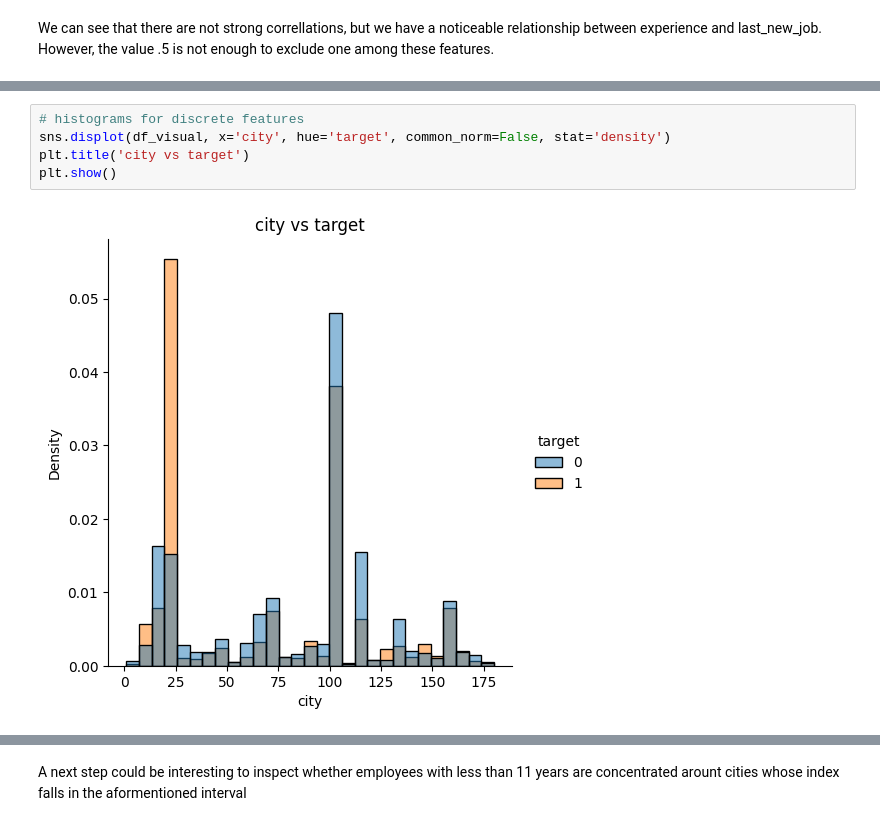
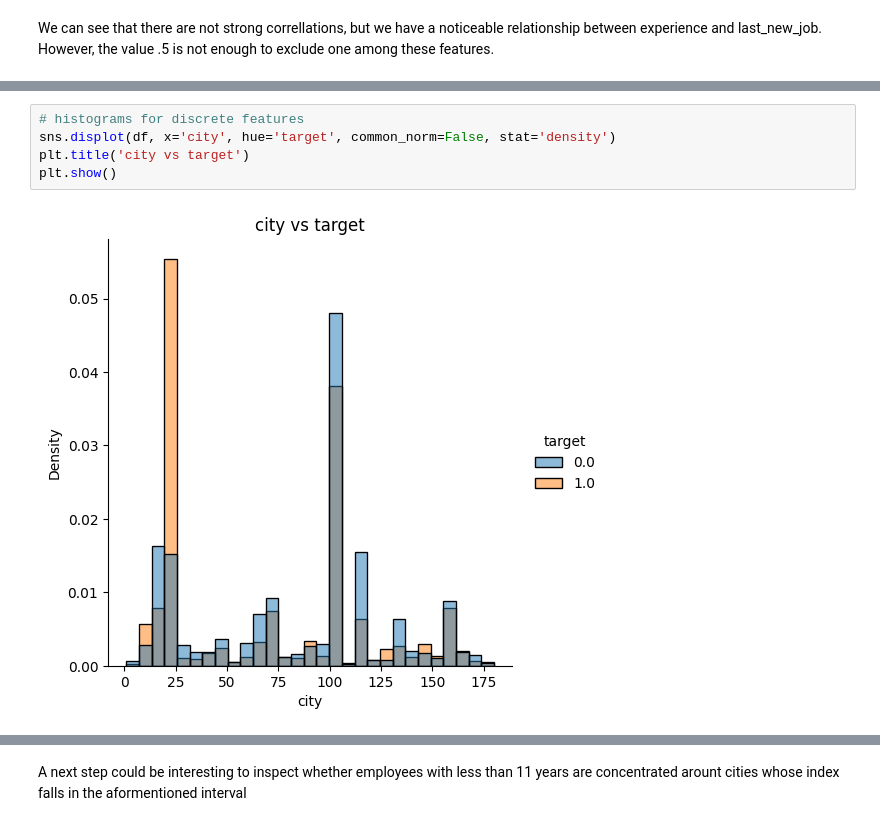
Before and after one commit to rubenIng93/xtream-ai-assignment, a Jupyter notebook: exploratory-analysis.ipynb, the cells around one changed output, grey strips where cells are left out. Cells and saved outputs as stored; diff of their text form.

```diff
--- a/exploratory-analysis.ipynb
+++ b/exploratory-analysis.ipynb
@@ -442,9 +344,9 @@ plt.show()
 # %%
 # histograms for discrete features
-sns.displot(df_visual, x='city', hue='target', common_norm=False, stat='density')
+sns.displot(df, x='city', hue='target', common_norm=False, stat='density')
 plt.title('city vs target')
 plt.show()
 # %% [output]
-[figure, old version]
+[figure, new version]
 # %%
 # let's analyze which city has the the probability to leave the job higher that to keep
```
Also changed, not shown: parts of 56 cells of this notebook, 1 other file.
